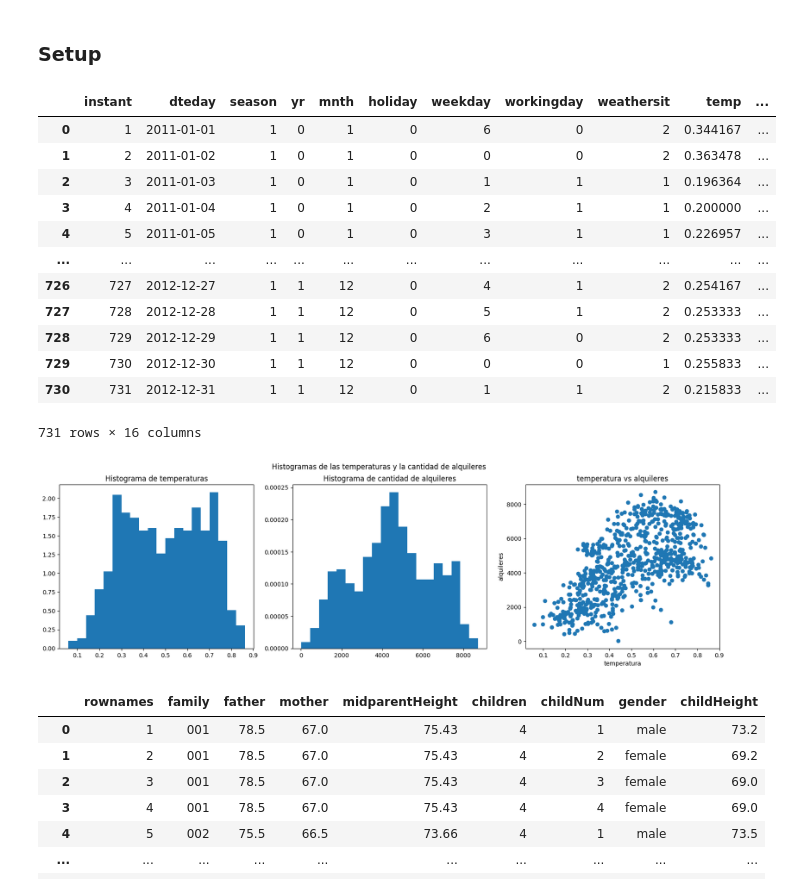
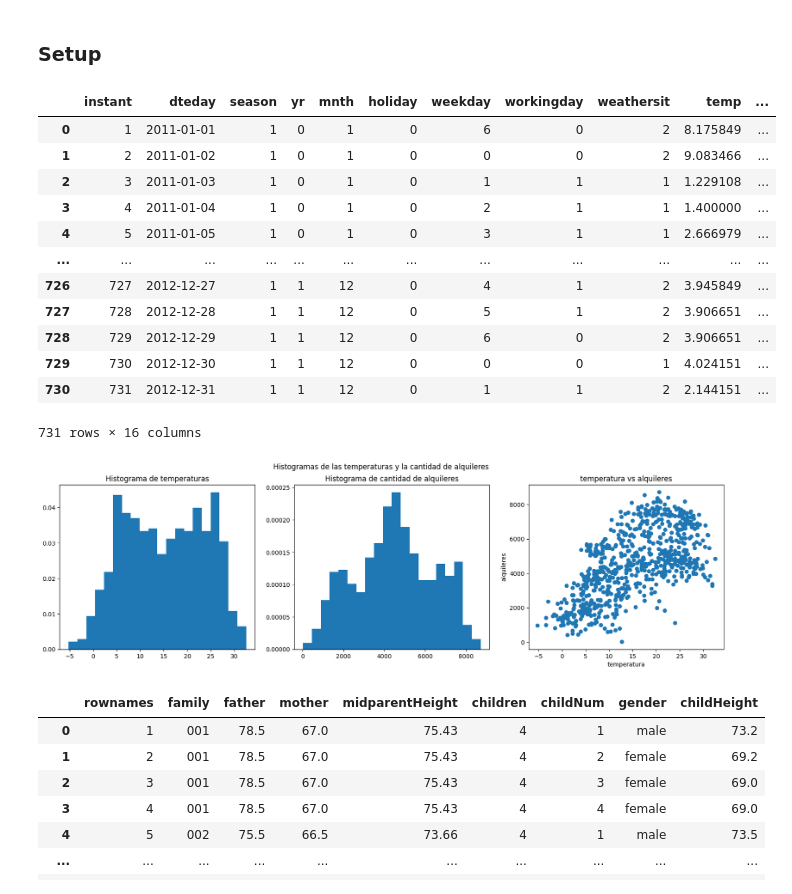
Before and after one commit to MatiMoran/EstimacionBayesiana, a Jupyter notebook: entregables/2/entrega_2.ipynb, the cells around one changed output. Cells and saved outputs as stored; diff of their text form; code cells hidden in the pictures.

```diff
--- a/entregables/2/entrega_2.ipynb
+++ b/entregables/2/entrega_2.ipynb
@@ -71,20 +73,24 @@ np.random.seed(42)
 # %%
 #https://www.kaggle.com/datasets/marklvl/bike-sharing-dataset?resource=download
 df_bikes = pd.read_csv('../../sandbox/bikes/day.csv')
+
+# temp: Normalized temperature in Celsius. The values are derived via (t-t_min)/(t_max-t_min), t_min=-8, t_max=+39 (only in hourly scale)
+#unormalize temperatures
+df_bikes.temp = (39 - (-8)) * df_bikes.temp + (-8)
 df_bikes
 # %% [output]
 |  | instant | dteday | season | yr | mnth | holiday | weekday | workingday | weathersit | temp | ... |
-| 0 | 1 | 2011-01-01 | 1 | 0 | 1 | 0 | 6 | 0 | 2 | 0.344167 | ... |
-| 1 | 2 | 2011-01-02 | 1 | 0 | 1 | 0 | 0 | 0 | 2 | 0.363478 | ... |
-| 2 | 3 | 2011-01-03 | 1 | 0 | 1 | 0 | 1 | 1 | 1 | 0.196364 | ... |
-| 3 | 4 | 2011-01-04 | 1 | 0 | 1 | 0 | 2 | 1 | 1 | 0.200000 | ... |
-| 4 | 5 | 2011-01-05 | 1 | 0 | 1 | 0 | 3 | 1 | 1 | 0.226957 | ... |
+| 0 | 1 | 2011-01-01 | 1 | 0 | 1 | 0 | 6 | 0 | 2 | 8.175849 | ... |
+| 1 | 2 | 2011-01-02 | 1 | 0 | 1 | 0 | 0 | 0 | 2 | 9.083466 | ... |
+| 2 | 3 | 2011-01-03 | 1 | 0 | 1 | 0 | 1 | 1 | 1 | 1.229108 | ... |
+| 3 | 4 | 2011-01-04 | 1 | 0 | 1 | 0 | 2 | 1 | 1 | 1.400000 | ... |
+| 4 | 5 | 2011-01-05 | 1 | 0 | 1 | 0 | 3 | 1 | 1 | 2.666979 | ... |
 | ... | ... | ... | ... | ... | ... | ... | ... | ... | ... | ... | ... |
-| 726 | 727 | 2012-12-27 | 1 | 1 | 12 | 0 | 4 | 1 | 2 | 0.254167 | ... |
-| 727 | 728 | 2012-12-28 | 1 | 1 | 12 | 0 | 5 | 1 | 2 | 0.253333 | ... |
-| 728 | 729 | 2012-12-29 | 1 | 1 | 12 | 0 | 6 | 0 | 2 | 0.253333 | ... |
-| 729 | 730 | 2012-12-30 | 1 | 1 | 12 | 0 | 0 | 0 | 1 | 0.255833 | ... |
-| 730 | 731 | 2012-12-31 | 1 | 1 | 12 | 0 | 1 | 1 | 2 | 0.215833 | ... |
+| 726 | 727 | 2012-12-27 | 1 | 1 | 12 | 0 | 4 | 1 | 2 | 3.945849 | ... |
+| 727 | 728 | 2012-12-28 | 1 | 1 | 12 | 0 | 5 | 1 | 2 | 3.906651 | ... |
+| 728 | 729 | 2012-12-29 | 1 | 1 | 12 | 0 | 6 | 0 | 2 | 3.906651 | ... |
+| 729 | 730 | 2012-12-30 | 1 | 1 | 12 | 0 | 0 | 0 | 1 | 4.024151 | ... |
+| 730 | 731 | 2012-12-31 | 1 | 1 | 12 | 0 | 1 | 1 | 2 | 2.144151 | ... |
 731 rows × 16 columns
 # %%
 bins_n=20
@@ -108,7 +114,7 @@ ax[2].set_ylabel('alquileres')
 
 plt.show()
 # %% [output]
-[figure, old version]
+[figure, new version]
 # %%
 #https://www.kaggle.com/datasets/jacopoferretti/parents-heights-vs-children-heights-galton-data?select=GaltonFamilies.csv
 df_height = pd.read_csv('../../sandbox/parents_children_heights/GaltonFamilies.csv')
```
Also changed, not shown: parts of 46 cells of this notebook.
